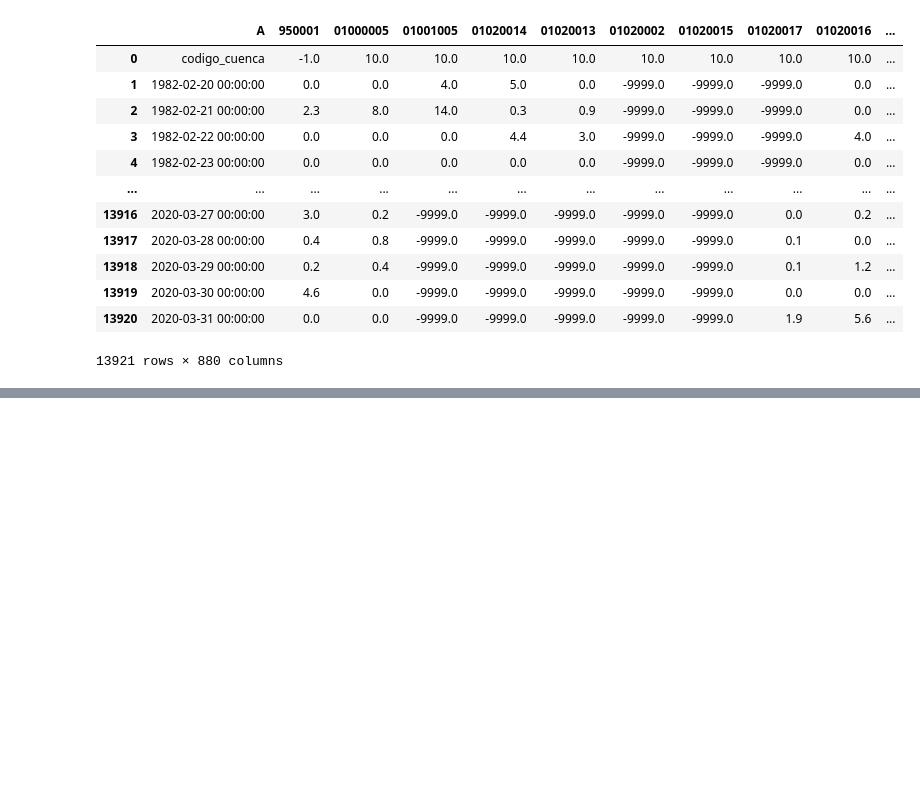
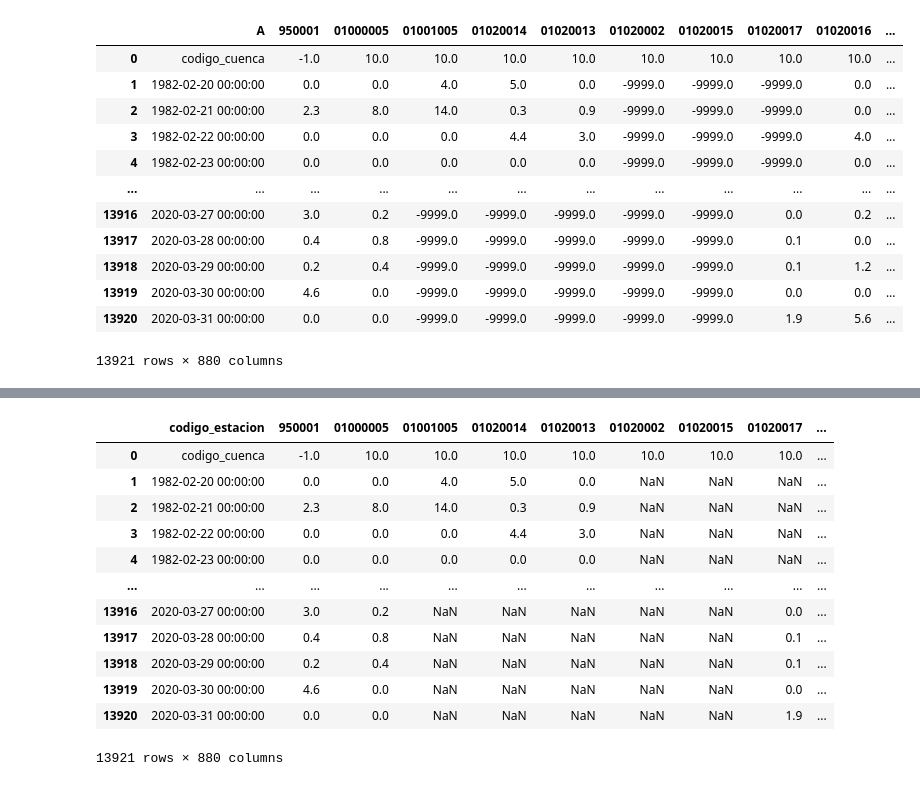
Before and after one commit to Diegogp95/mineria, a Jupyter notebook: Test_Mineria_Datos.ipynb, the cells around one changed output, grey strips where cells are left out. Saved outputs shown, nothing was run; the diff lists cells and outputs as text; code cells hidden in the pictures; blank space fills up the shorter version.

```diff
--- a/Test_Mineria_Datos.ipynb
+++ b/Test_Mineria_Datos.ipynb
@@ -808,0 +827,20 @@ df_sin_columna2
+# %%
+import numpy as np
+
+# Reemplazar -9999.0 por NaN en el DataFrame
+df_sin_columna2.replace(-9999.0, np.nan, inplace=True)
+df_sin_columna2
+# %% [output]
+|  | codigo_estacion | 950001 | 01000005 | 01001005 | 01020014 | 01020013 | 01020002 | 01020015 | 01020017 | ... |
+| 0 | codigo_cuenca | -1.0 | 10.0 | 10.0 | 10.0 | 10.0 | 10.0 | 10.0 | 10.0 | ... |
+| 1 | 1982-02-20 00:00:00 | 0.0 | 0.0 | 4.0 | 5.0 | 0.0 | NaN | NaN | NaN | ... |
+| 2 | 1982-02-21 00:00:00 | 2.3 | 8.0 | 14.0 | 0.3 | 0.9 | NaN | NaN | NaN | ... |
+| 3 | 1982-02-22 00:00:00 | 0.0 | 0.0 | 0.0 | 4.4 | 3.0 | NaN | NaN | NaN | ... |
+| 4 | 1982-02-23 00:00:00 | 0.0 | 0.0 | 0.0 | 0.0 | 0.0 | NaN | NaN | NaN | ... |
+| ... | ... | ... | ... | ... | ... | ... | ... | ... | ... | ... |
+| 13916 | 2020-03-27 00:00:00 | 3.0 | 0.2 | NaN | NaN | NaN | NaN | NaN | 0.0 | ... |
+| 13917 | 2020-03-28 00:00:00 | 0.4 | 0.8 | NaN | NaN | NaN | NaN | NaN | 0.1 | ... |
+| 13918 | 2020-03-29 00:00:00 | 0.2 | 0.4 | NaN | NaN | NaN | NaN | NaN | 0.1 | ... |
+| 13919 | 2020-03-30 00:00:00 | 4.6 | 0.0 | NaN | NaN | NaN | NaN | NaN | 0.0 | ... |
+| 13920 | 2020-03-31 00:00:00 | 0.0 | 0.0 | NaN | NaN | NaN | NaN | NaN | 1.9 | ... |
+13921 rows × 880 columns
```
Also changed, not shown: parts of 4 cells of this notebook.
